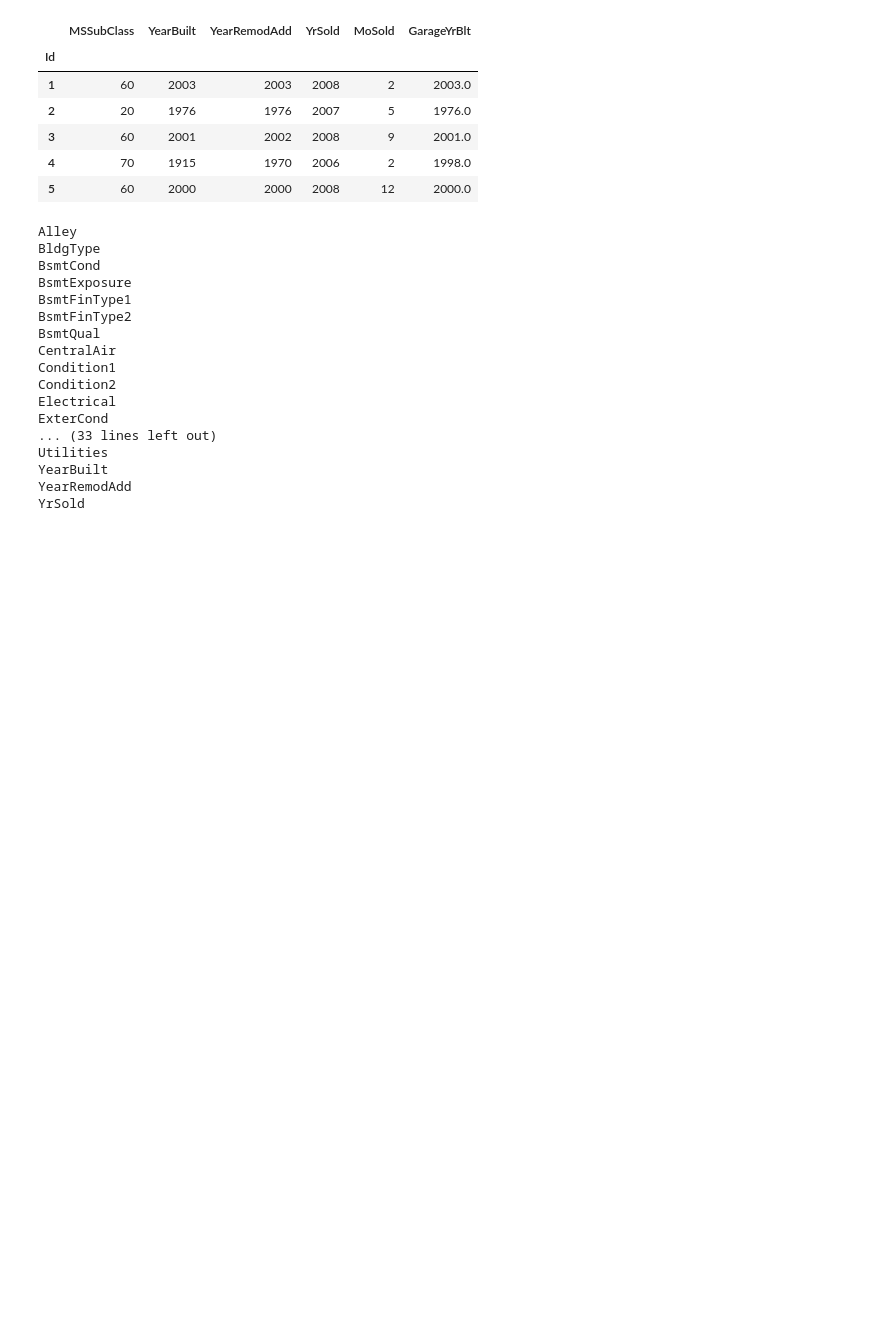
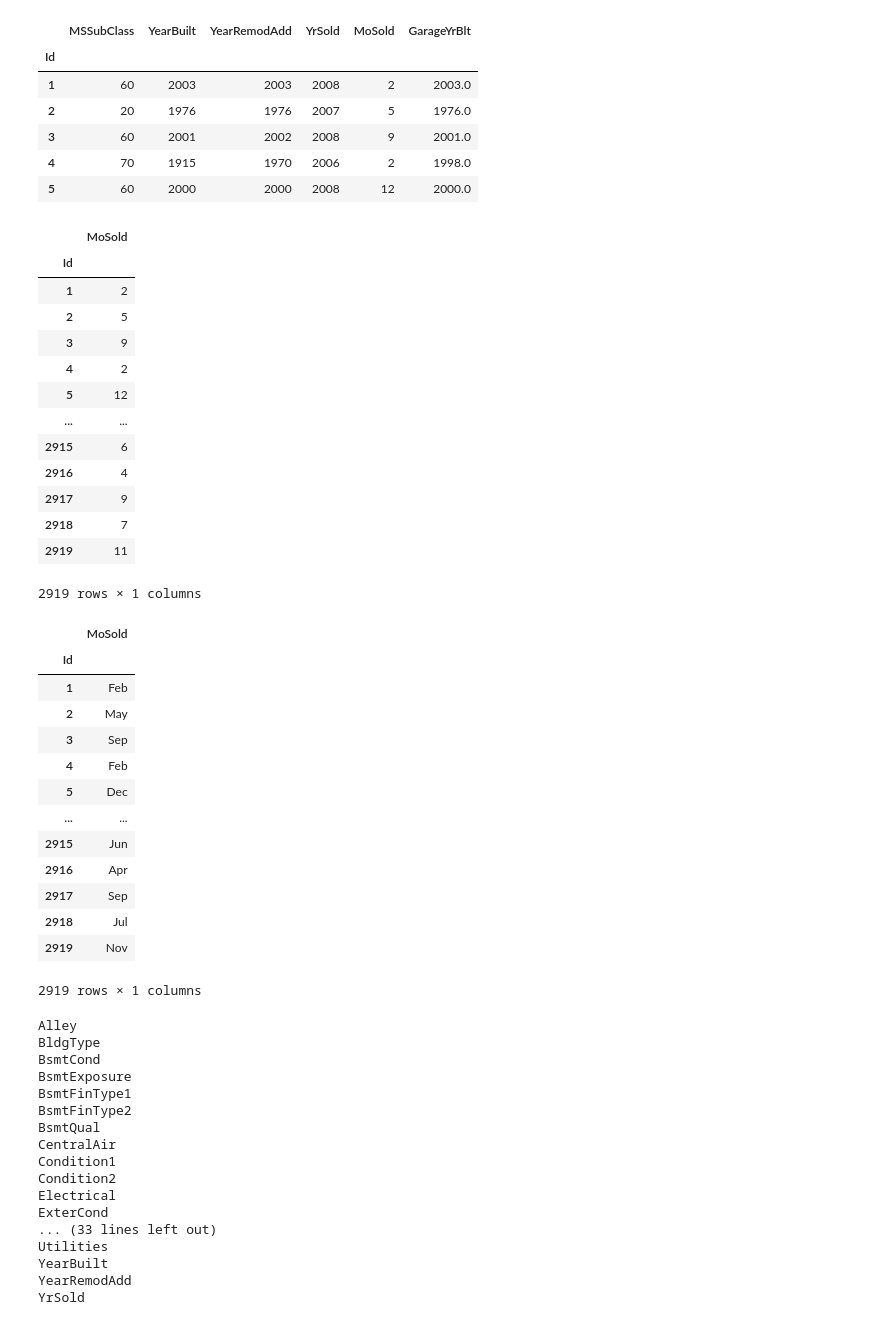
Before and after one commit to AseemGupta39/house_price_prediction, a Jupyter notebook: house-price_pred.ipynb, the cells around one changed output. Saved outputs shown, nothing was run; the diff lists cells and outputs as text; code cells hidden in the pictures; blank space fills up the shorter version.

```diff
--- a/house-price_pred.ipynb
+++ b/house-price_pred.ipynb
@@ -1137,10 +1130,11 @@ Stone      249
 BrkCmn      25
 Name: count, dtype: int64
 # %%
-MasVnrType_const = 0
-df_mvi['MasVnrType'].replace(np.nan,'None',inplace=True)
-df_mvi['MasVnrArea'].replace(np.nan,MasVnrType_const,inplace=True)
-df['MasVnrType'].isnull().sum(),df['MasVnrArea'].isnull().sum()
+MasVnrArea_const = 0
+MasVnrType_const = 'None'
+df_mvi['MasVnrType'].replace(np.nan,MasVnrType_const,inplace=True)
+df_mvi['MasVnrArea'].replace(np.nan,MasVnrArea_const,inplace=True)
+df_mvi['MasVnrType'].isnull().sum(),df_mvi['MasVnrArea'].isnull().sum()
 # %% [output]
 The behavior will change in pandas 3.0. This inplace method will never work because the intermediate object on which we are setting values always behaves as a copy.
 
@@ -1541,7 +1535,38 @@ df_mvi[feat_for_num_conversion].head()
 import calendar
 # calendar.month_abbr[]
 # %%
-df_mvi['MoSold'] = df_mvi['MoSold'].apply(lambda x:calendar.month_abbr[x])
+display(df_mvi[['MoSold']])
+df_mvi['MoSold']= df_mvi['MoSold'].apply(lambda x:calendar.month_abbr[x])
+display(df_mvi[['MoSold']])
+# %% [output]
+|  | MoSold |
+| Id |  |
+| 1 | 2 |
+| 2 | 5 |
+| 3 | 9 |
+| 4 | 2 |
+| 5 | 12 |
+| ... | ... |
+| 2915 | 6 |
+| 2916 | 4 |
+| 2917 | 9 |
+| 2918 | 7 |
+| 2919 | 11 |
+2919 rows × 1 columns
+|  | MoSold |
+| Id |  |
+| 1 | Feb |
+| 2 | May |
+| 3 | Sep |
+| 4 | Feb |
+| 5 | Dec |
+| ... | ... |
+| 2915 | Jun |
+| 2916 | Apr |
+| 2917 | Sep |
+| 2918 | Jul |
+| 2919 | Nov |
+2919 rows × 1 columns
 # %%
 for feat in feat_for_num_conversion:
     df_mvi[feat] = df_mvi[feat].astype(str)
```
Also changed, not shown: parts of 8 cells of this notebook.
